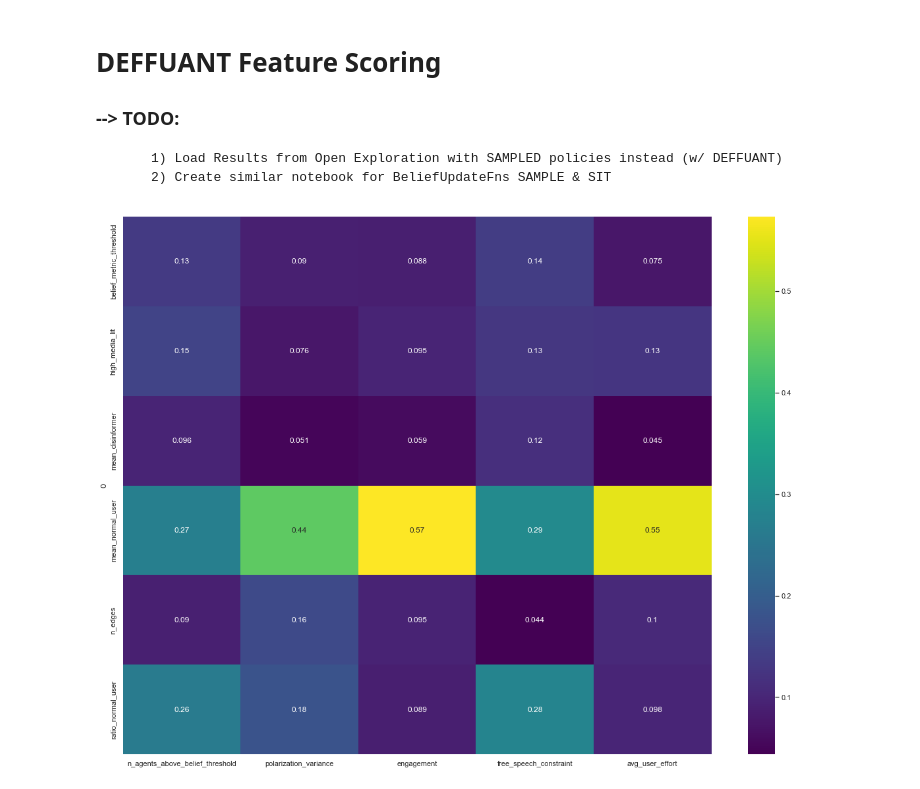
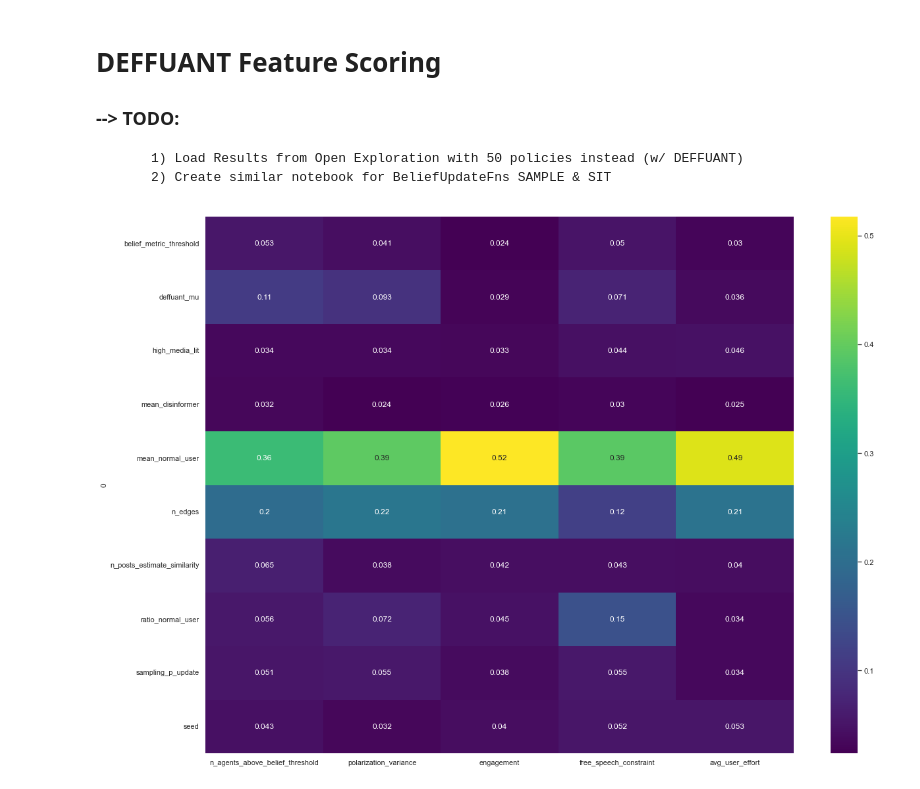
Before and after one commit to felicity-reddel/MisinfoPy, a Jupyter notebook: notebooks/feature_scoring_deffuant.ipynb, the cells around one changed output. Cells and saved outputs as stored; diff of their text form; code cells hidden in the pictures.

```diff
--- a/notebooks/feature_scoring_deffuant.ipynb
+++ b/notebooks/feature_scoring_deffuant.ipynb
@@ -8,21 +8,21 @@ from utils_dmdu import (get_levers, get_uncertainties)
 # %% [markdown]
 # DEFFUANT Feature Scoring
 ### --> TODO:
-         1) Load Results from Open Exploration with SAMPLED policies instead (w/ DEFFUANT)
+         1) Load Results from Open Exploration with 50 policies instead (w/ DEFFUANT)
          2) Create similar notebook for BeliefUpdateFns SAMPLE & SIT
 # %%
-# Indiv Max (DEFFUANT) – Levers
-results = load_results('/Users/felicity/PycharmProjects/MisinfoPy/results/open_exploration_indiv_DEFFUANT')
+# Levers
+results = load_results('/Users/felicity/PycharmProjects/MisinfoPy/results/open_exploration_50_policies_DEFFUANT')
 exp, out = results
 
 levers = [l.name for l in get_levers()]
 exp_only_uncert = exp.drop(columns= levers + ["policy"])
 
 sns.set_style("whitegrid")
 fs = feature_scoring.get_feature_scores_all(exp_only_uncert, out)
 sns.set(rc={'figure.figsize':(20, 15)})
 sns.heatmap(fs, cmap="viridis", annot=True)
 plt.show()
 # %% [output]
-[figure, old version]
+[figure, new version]
 # %%
```
Also changed, not shown: parts of 1 cell of this notebook, 4 other files.
